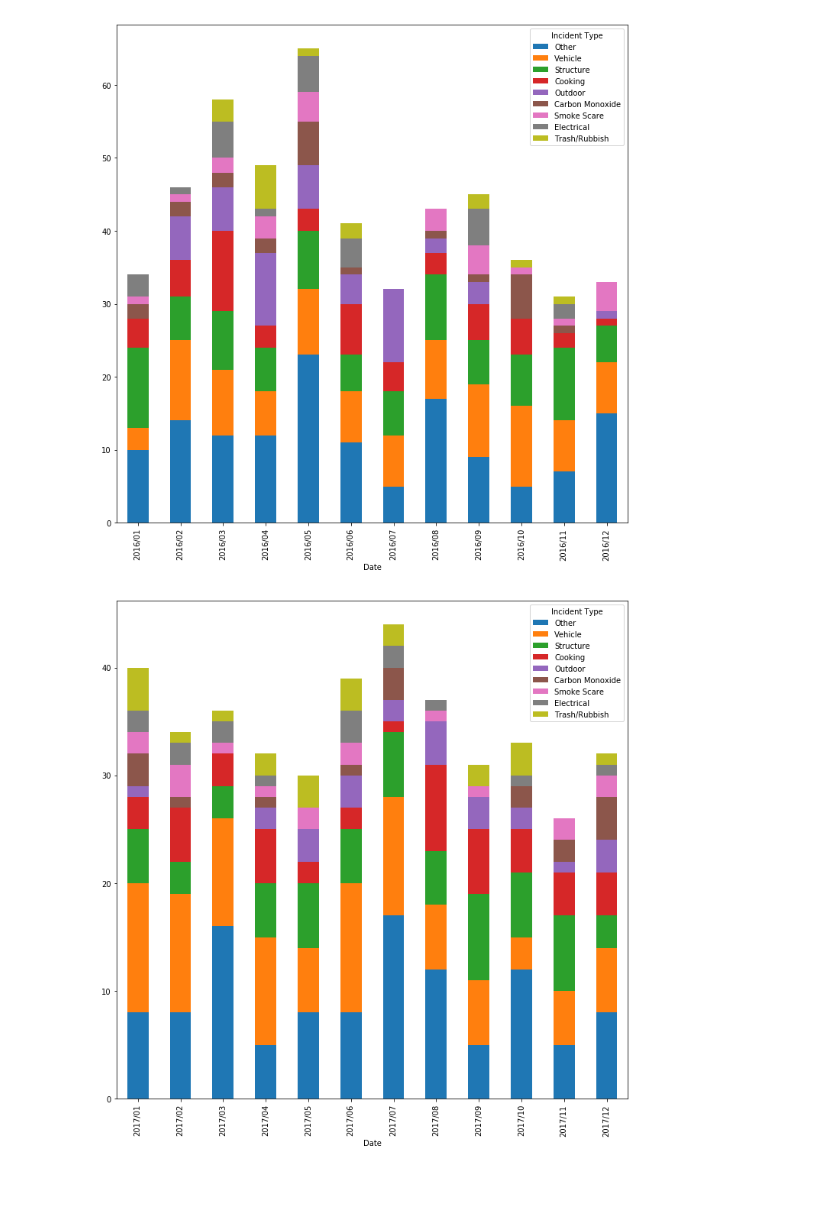
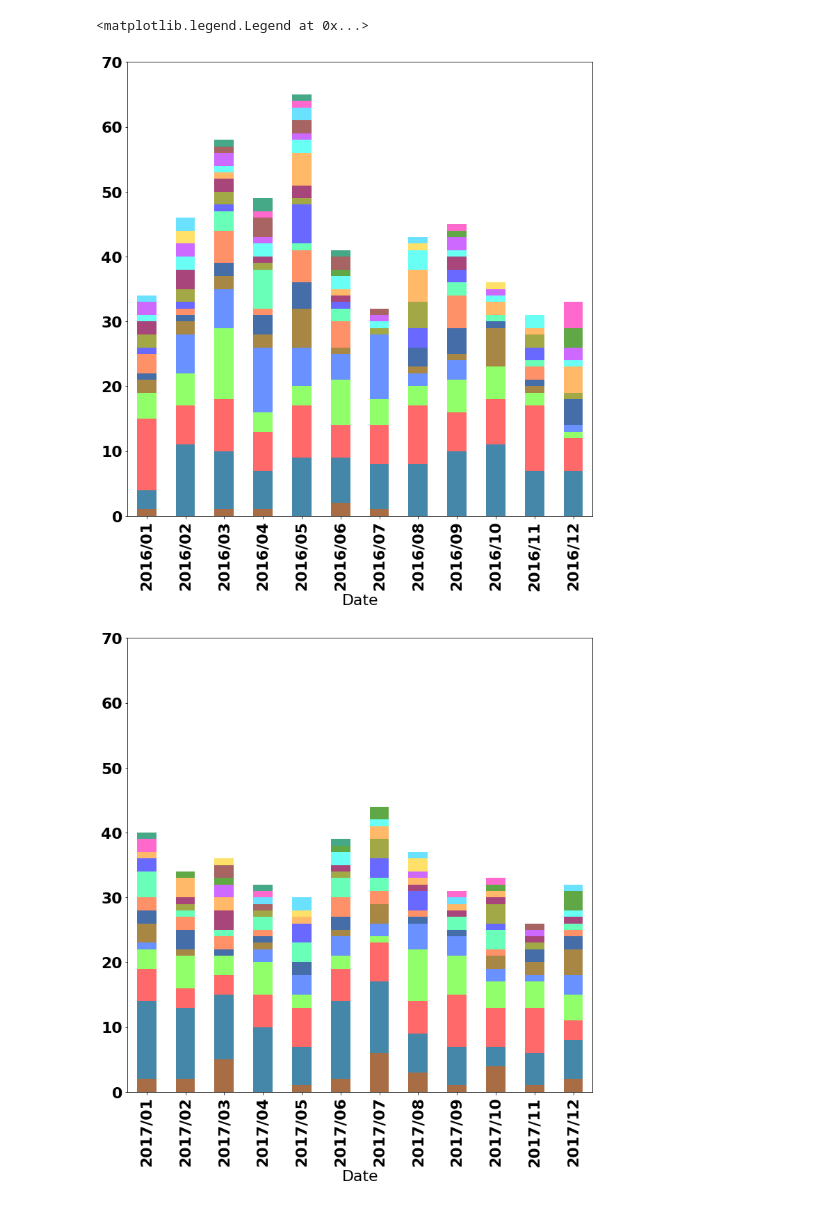
Before and after one commit to tylerharter/s19-city-t2, a Jupyter notebook: Fire/fire_analysis.ipynb, the cells around one changed output. Cells and saved outputs as stored; diff of their text form; code cells hidden in the pictures.

```diff
--- a/Fire/fire_analysis.ipynb
+++ b/Fire/fire_analysis.ipynb
@@ -63,14 +112,36 @@ plotable_expenses.plot.pie(y = "2018", figsize = (12,12), legend = False, title
 # %%
 def drop_day(x):
     return str(x)[-4:]+"/"+str(x)[:2]
+
+def drop_month(x):
+    return str(x)[-4:]
 
 
 
 daily_reports = pd.read_csv('FireDailyReports/fire_data.csv')
 daily_reports = daily_reports.dropna(subset=["Date"])
 daily_reports = daily_reports.reset_index()
-monthly_summary = daily_reports
+monthly_summary = daily_reports.copy()
+yearly_summary = daily_reports.copy()
+yearly_summary["Date"] = daily_reports["Date"].apply(drop_month)
 monthly_summary["Date"] = daily_reports["Date"].apply(drop_day)
 
-monthly_summary.groupby("Date").count()["index"].plot.bar(color=(0,0,0,1), figsize = (10,10))
+
+monthly_summary.groupby("Date").count()["index"]
+monthly_summary.groupby("Date").count()["index"].plot.line(color=(0,0,0,1), figsize = (10,10))
+
+# get the values we want displayed as tick labels
+tick_labels = tuple(monthly_summary['Date'])
+# get the positions for the maximum xtick label
+x_max = int(max(plt.xticks()[0]))  # int() to convert numpy.int32 => int
+# manually set you xtick labels
+plt.xticks(range(0, x_max + 1), tick_labels, rotation=90)
+
+plt.xlabel('Date')
+plt.ylabel('Incidents')
+# change the limits and padding of the figure
+plt.figure(1).subplots_adjust(
+    **dict(left=0.1, right=.8, bottom=.15, top=.9, wspace=.1, hspace=.1))
+
+plt.show()
 # %% [output]
@@ -79,5 +208,5 @@ monthly_summary.groupby("Date").count()["index"].plot.bar(color=(0,0,0,1), figsi
 # %%
-top_categories = monthly_summary.groupby("Incident Type").count().sort_values(["index"],ascending=False).head(10).index
+top_categories = monthly_summary.groupby("Incident Type").count().sort_values(["index"],ascending=False).head(20).index
 
 def simple_type(x):
     if top_categories.contains(x):
@@ -86,7 +215,5 @@ def simple_type(x):
         return "Other"
 
 
-condensed_monthly_categories = monthly_summary
+condensed_monthly_categories = monthly_summary.copy()
 condensed_monthly_categories["Incident Type"] = monthly_summary["Incident Type"].apply(simple_type)
-
-daily_reports
@@ -112,22 +220,26 @@ daily_reports
 # %%
+color_string = "#a86d45, #4587a8, #ff6969, #91ff69, #6991ff, #a88745, #456da8, #ff9169, #69ffb9, #6969ff, #a2a845, #a8457a, #ffb969, #69fff5, #cd69ff, #5fa845, #a86363, #ffe169, #69e1ff, #ff69cd, #45a887, #a07dd4, #e1ff69, #69b9ff, #ff6991"
+colors = color_string.split(", ")
 
 broken_summary = condensed_monthly_categories.groupby(['Date', 'Incident Type'])['Date'].count().unstack('Incident Type').fillna(0)
 broken_bar = broken_summary[condensed_monthly_categories.groupby(["Incident Type"]).count().index.values]
 #broken_bar.plot(kind='bar', stacked=True, legend = False, figsize = (12,12))
 
 list = top_categories.tolist()
-list.remove("Other")
 list.insert(0,"Other")
+print(list)
 
 broken_bar = broken_bar[list]
 
 #Yearly Summaries
 dates_2016 = [index for index in broken_bar.index if index.startswith('2016')]
-broken_bar.loc[dates_2016].plot(kind='bar', stacked=True, figsize = (12,12))
+broken_bar.loc[dates_2016].plot(kind='bar', stacked=True, figsize = (12,12), legend = False, color = colors).set_ylim(0,70)
 
 dates_2017 = [index for index in broken_bar.index if index.startswith('2017')]
-broken_bar.loc[dates_2017].plot(kind='bar', stacked=True, figsize = (12,12))
+broken_bar.loc[dates_2017].plot(kind='bar', stacked=True, figsize = (12,12), legend = False, color = colors).set_ylim(0,70)
 
 dates_2018 = [index for index in broken_bar.index if index.startswith('2018')]
-broken_bar.loc[dates_2018].plot(kind='bar', stacked=True, figsize = (12,12))
+broken_bar.loc[dates_2018].plot(kind='bar', stacked=True, figsize = (12,12), legend = False, color = colors).set_ylim(0,70)
+
+plt.legend(loc='center left', bbox_to_anchor=(1.0, 0.5))
 # %% [output]
@@ -135,2 +247,3 @@ broken_bar.loc[dates_2018].plot(kind='bar', stacked=True, figsize = (12,12))
+<matplotlib.legend.Legend at 0x...>
-[figure, old version]
+[figure, new version]
-[figure, old version]
+[figure, new version]
```
Also changed, not shown: parts of 9 cells of this notebook.
